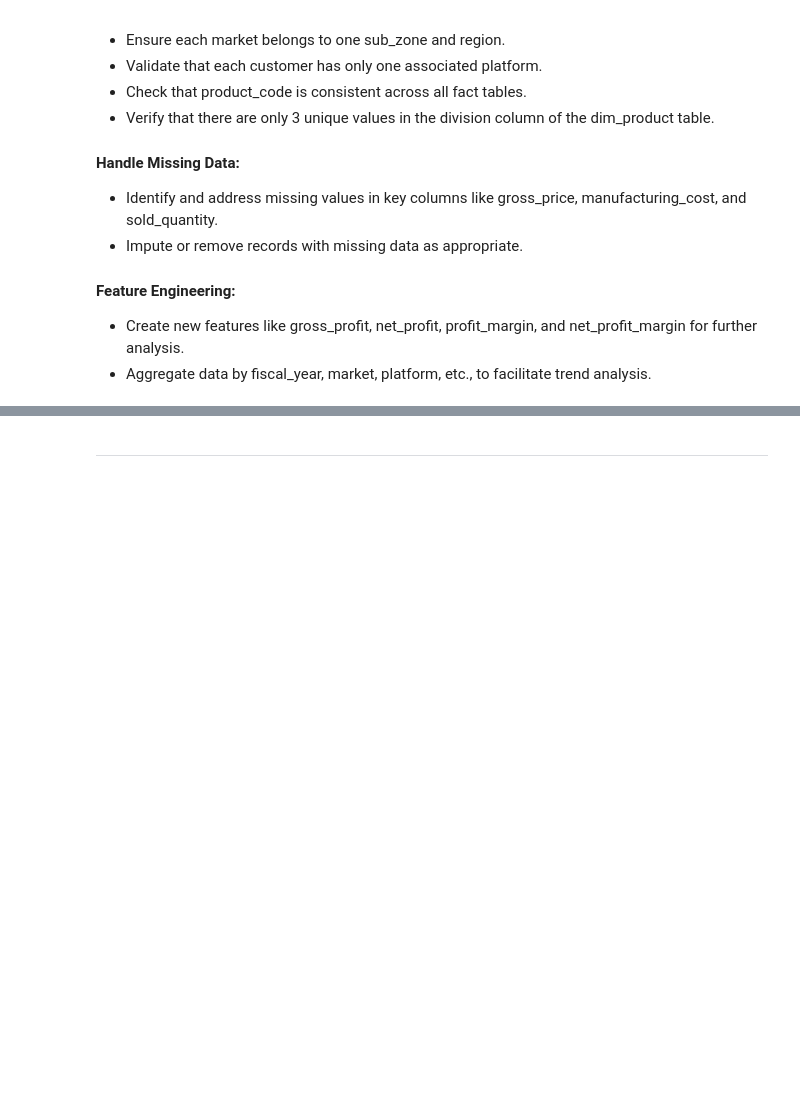
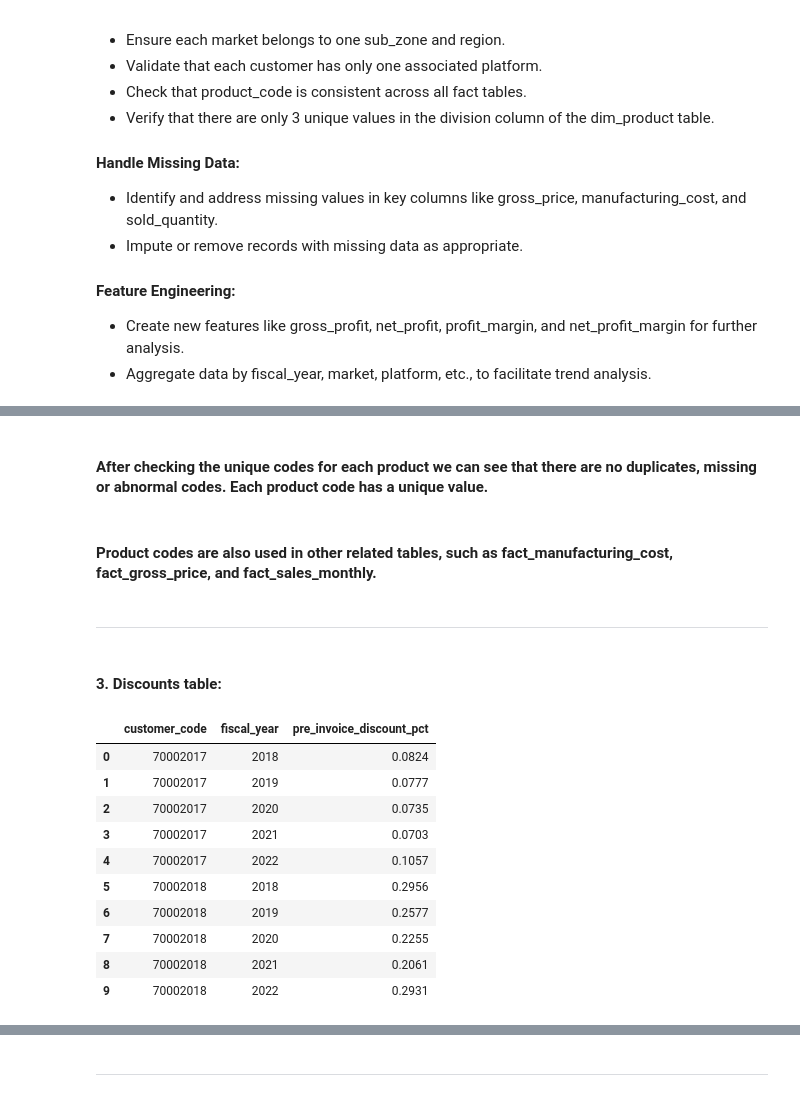
Before and after one commit to CesarChaparro1974/Financial_Analysis_Project, a Jupyter notebook: final_project.ipynb, the cells around one changed output, grey strips where cells are left out. Saved outputs shown, nothing was run; the diff lists cells and outputs as text; code cells hidden in the pictures; blank space fills up the shorter version.

```diff
--- a/final_project.ipynb
+++ b/final_project.ipynb
@@ -60,0 +224,27 @@
+# %% [markdown]
+#### After checking the unique codes for each product we can see that there are no duplicates, missing or abnormal codes. Each product code has a unique value.
+# %% [markdown]
+#### Product codes are also used in other related tables, such as fact_manufacturing_cost, fact_gross_price, and fact_sales_monthly.
+# %% [markdown]
+***
+# %% [markdown]
+#### 3. Discounts table:
+# %%
+# opening the discounts applied to customers table
+query = """Select * from
+fact_pre_discount
+"""
+fact_pre_discount = pd.read_sql_query(query, con)
+fact_pre_discount.head(10)
+# %% [output]
+|  | customer_code | fiscal_year | pre_invoice_discount_pct |
+| 0 | 70002017 | 2018 | 0.0824 |
+| 1 | 70002017 | 2019 | 0.0777 |
+| 2 | 70002017 | 2020 | 0.0735 |
+| 3 | 70002017 | 2021 | 0.0703 |
+| 4 | 70002017 | 2022 | 0.1057 |
+| 5 | 70002018 | 2018 | 0.2956 |
+| 6 | 70002018 | 2019 | 0.2577 |
+| 7 | 70002018 | 2020 | 0.2255 |
+| 8 | 70002018 | 2021 | 0.2061 |
+| 9 | 70002018 | 2022 | 0.2931 |
```
Also changed, not shown: parts of 65 cells of this notebook, 1 other file.
